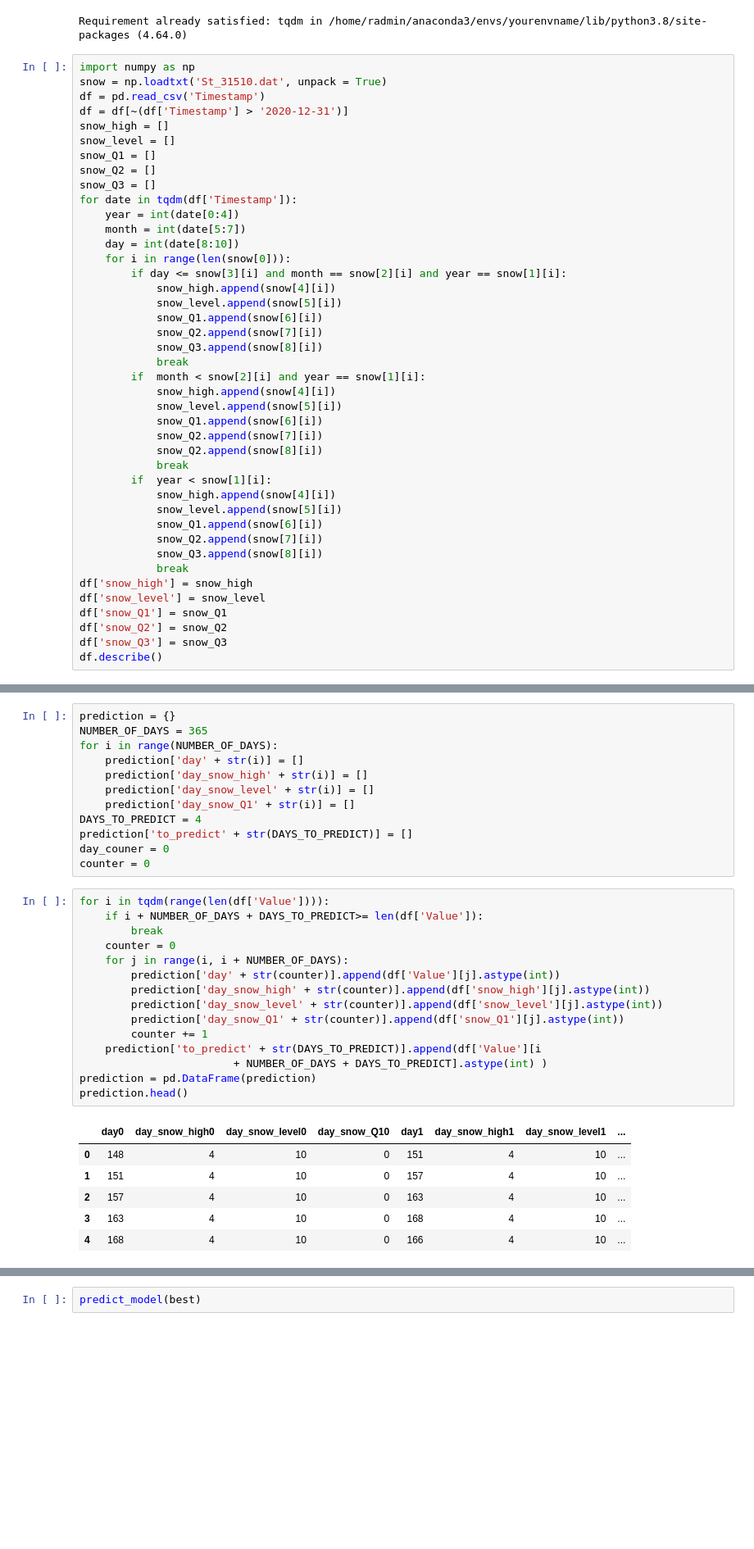
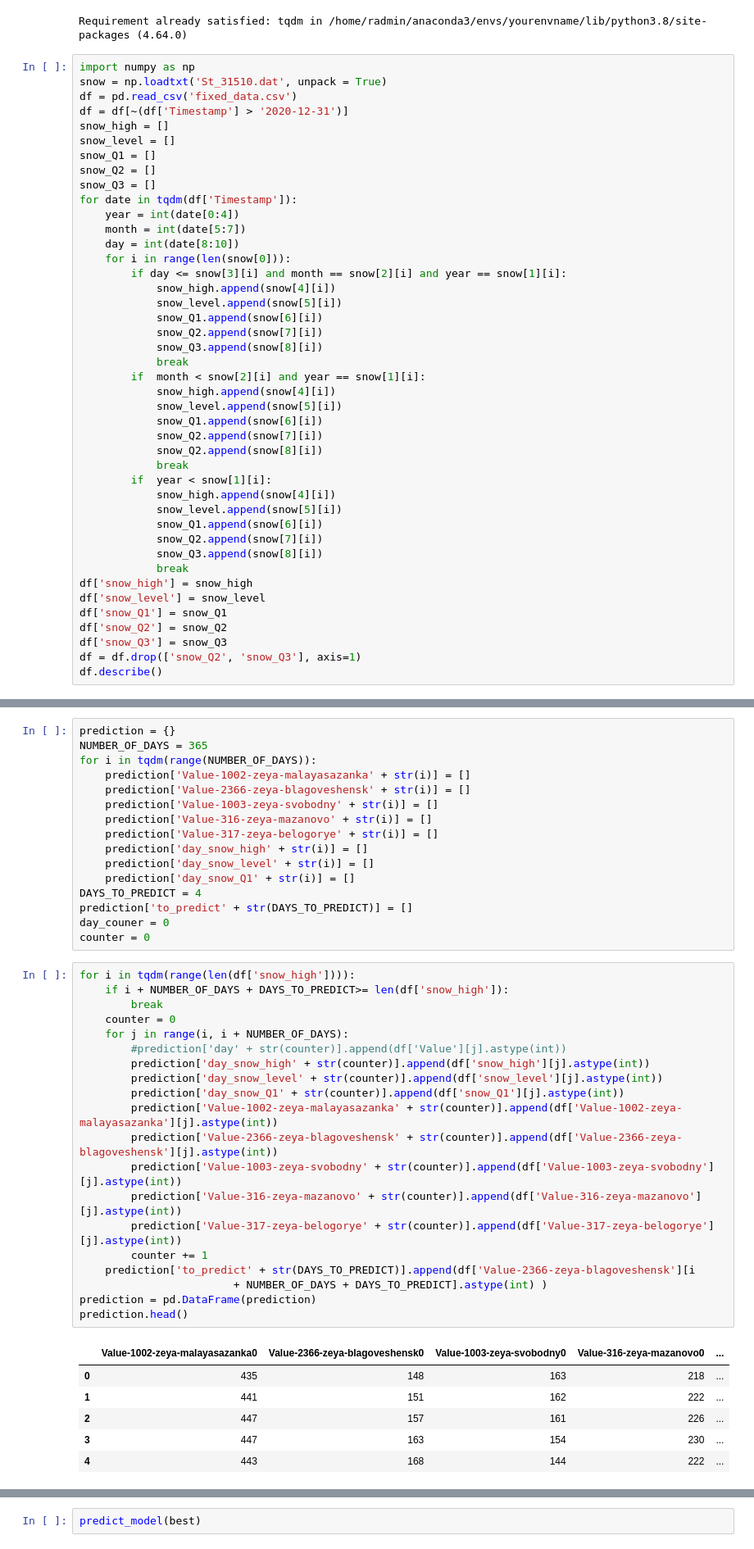
Before and after one commit to chaous/sber, a Jupyter notebook: snow.ipynb, the cells around one changed output, grey strips where cells are left out. Shown: that part at 82% size. Saved outputs shown, nothing was run; the diff lists cells and outputs as text; blank space fills up the shorter version.

```diff
--- a/snow.ipynb
+++ b/snow.ipynb
@@ -7,7 +7,7 @@ Requirement already satisfied: tqdm in /home/radmin/anaconda3/envs/yourenvname/l
 # %%
 import numpy as np
 snow = np.loadtxt('St_31510.dat', unpack = True)
-df = pd.read_csv('Timestamp')
+df = pd.read_csv('fixed_data.csv')
 df = df[~(df['Timestamp'] > '2020-12-31')]
 snow_high = []
 snow_level = []
@@ -45,5 +45,6 @@ df['snow_level'] = snow_level
 df['snow_Q1'] = snow_Q1
 df['snow_Q2'] = snow_Q2
 df['snow_Q3'] = snow_Q3
+df = df.drop(['snow_Q2', 'snow_Q3'], axis=1)
 df.describe()
 # %% [output]
@@ -59,8 +96,12 @@ df.describe()
 # %%
 prediction = {}
 NUMBER_OF_DAYS = 365
-for i in range(NUMBER_OF_DAYS):
-    prediction['day' + str(i)] = []
+for i in tqdm(range(NUMBER_OF_DAYS)):
+    prediction['Value-1002-zeya-malayasazanka' + str(i)] = []
+    prediction['Value-2366-zeya-blagoveshensk' + str(i)] = []
+    prediction['Value-1003-zeya-svobodny' + str(i)] = []
+    prediction['Value-316-zeya-mazanovo' + str(i)] = []
+    prediction['Value-317-zeya-belogorye' + str(i)] = []
     prediction['day_snow_high' + str(i)] = []
     prediction['day_snow_level' + str(i)] = []
     prediction['day_snow_Q1' + str(i)] = []
@@ -69,24 +110,29 @@ prediction['to_predict' + str(DAYS_TO_PREDICT)] = []
 day_couner = 0
 counter = 0
 # %%
-for i in tqdm(range(len(df['Value']))):
-    if i + NUMBER_OF_DAYS + DAYS_TO_PREDICT>= len(df['Value']):
+for i in tqdm(range(len(df['snow_high']))):
+    if i + NUMBER_OF_DAYS + DAYS_TO_PREDICT>= len(df['snow_high']):
         break
     counter = 0
     for j in range(i, i + NUMBER_OF_DAYS):
-        prediction['day' + str(counter)].append(df['Value'][j].astype(int))
+        #prediction['day' + str(counter)].append(df['Value'][j].astype(int))
         prediction['day_snow_high' + str(counter)].append(df['snow_high'][j].astype(int))
         prediction['day_snow_level' + str(counter)].append(df['snow_level'][j].astype(int))
         prediction['day_snow_Q1' + str(counter)].append(df['snow_Q1'][j].astype(int))
+        prediction['Value-1002-zeya-malayasazanka' + str(counter)].append(df['Value-1002-zeya-malayasazanka'][j].astype(int))
+        prediction['Value-2366-zeya-blagoveshensk' + str(counter)].append(df['Value-2366-zeya-blagoveshensk'][j].astype(int))
+        prediction['Value-1003-zeya-svobodny' + str(counter)].append(df['Value-1003-zeya-svobodny'][j].astype(int))
+        prediction['Value-316-zeya-mazanovo' + str(counter)].append(df['Value-316-zeya-mazanovo'][j].astype(int))
+        prediction['Value-317-zeya-belogorye' + str(counter)].append(df['Value-317-zeya-belogorye'][j].astype(int))
         counter += 1
-    prediction['to_predict' + str(DAYS_TO_PREDICT)].append(df['Value'][i
+    prediction['to_predict' + str(DAYS_TO_PREDICT)].append(df['Value-2366-zeya-blagoveshensk'][i
                         + NUMBER_OF_DAYS + DAYS_TO_PREDICT].astype(int) )
 prediction = pd.DataFrame(prediction)
 prediction.head()
 # %% [output]
-|  | day0 | day_snow_high0 | day_snow_level0 | day_snow_Q10 | day1 | day_snow_high1 | day_snow_level1 | ... |
-| 0 | 148 | 4 | 10 | 0 | 151 | 4 | 10 | ... |
-| 1 | 151 | 4 | 10 | 0 | 157 | 4 | 10 | ... |
-| 2 | 157 | 4 | 10 | 0 | 163 | 4 | 10 | ... |
-| 3 | 163 | 4 | 10 | 0 | 168 | 4 | 10 | ... |
-| 4 | 168 | 4 | 10 | 0 | 166 | 4 | 10 | ... |
+|  | Value-1002-zeya-malayasazanka0 | Value-2366-zeya-blagoveshensk0 | Value-1003-zeya-svobodny0 | Value-316-zeya-mazanovo0 | ... |
+| 0 | 435 | 148 | 163 | 218 | ... |
+| 1 | 441 | 151 | 162 | 222 | ... |
+| 2 | 447 | 157 | 161 | 226 | ... |
+| 3 | 447 | 163 | 154 | 230 | ... |
+| 4 | 443 | 168 | 144 | 222 | ... |
```
Also changed, not shown: parts of 8 cells of this notebook.
